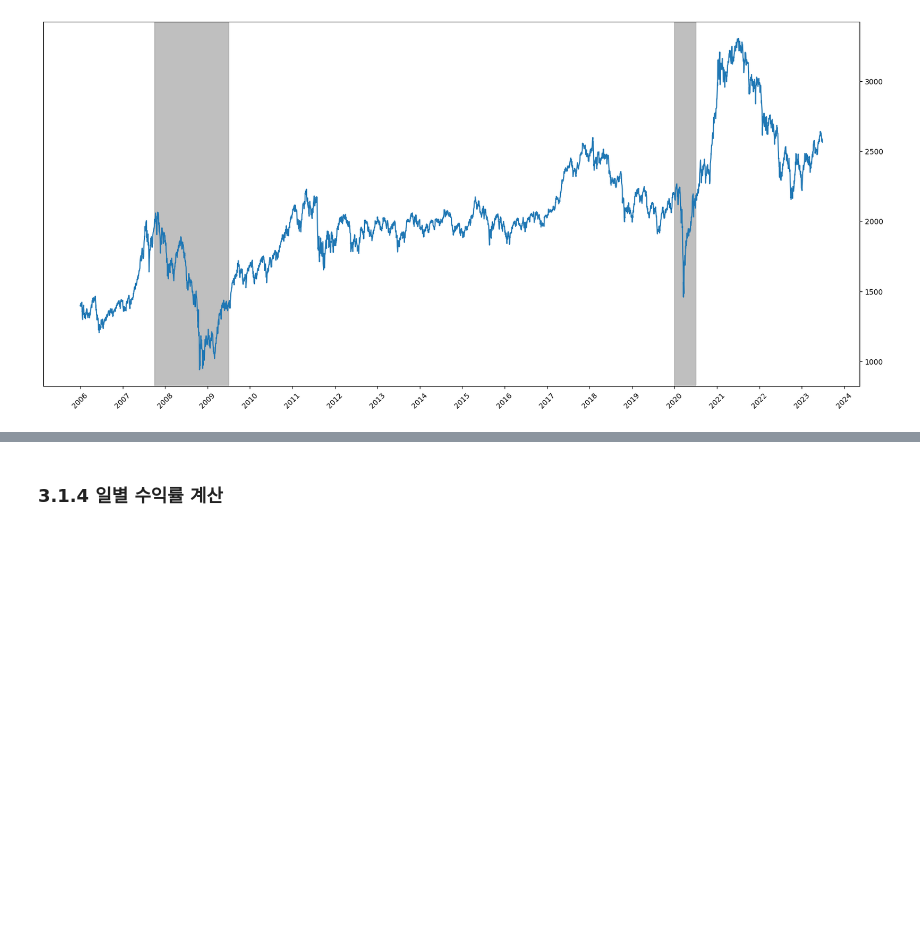
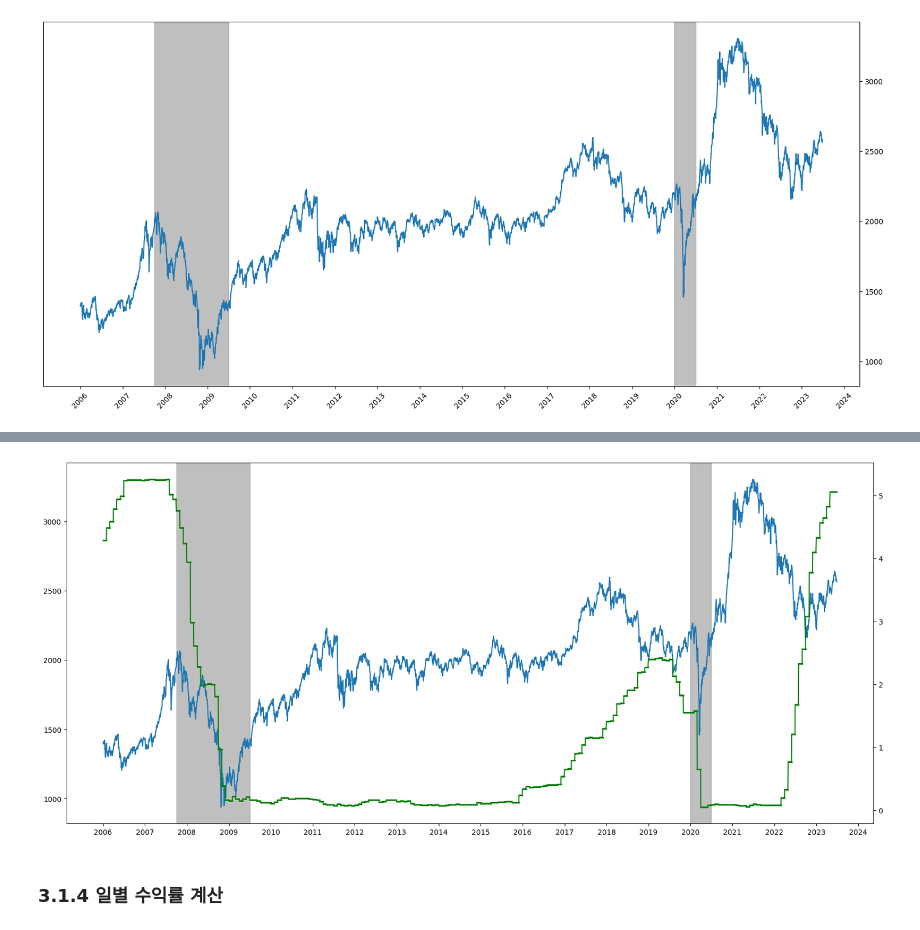
Before and after one commit to sajacaros/algoTrade, a Jupyter notebook: docs/03.ipynb, the cells around one changed output, grey strips where cells are left out. Drawn from its saved outputs; the diff is of its cells as text; code cells hidden in the pictures; blank space fills up the shorter version.

```diff
--- a/docs/03.ipynb
+++ b/docs/03.ipynb
@@ -113,3 +114,10 @@ for (start, end) in range_list:
 plt.show()
 # %% [output]
 [figure]
+# %%
+from dateutil.relativedelta import relativedelta
+fed_ratio = fdr.DataReader('FRED:FEDFUNDS')
+merge_df = pd.merge(merge_df, fed_ratio[merge_df.index[0]-relativedelta(months=2):], how='outer', left_index=True, right_index=True)
+# %%
+merge_df = merge_df.fillna(method='ffill').dropna()
+merge_df.info()
@@ -116,3 +135,20 @@ plt.show()
+# %%
+from matplotlib import dates
+
+fig, ax1 = plt.subplots(figsize=(20,9))
+
+ax1.xaxis.set_major_locator(dates.YearLocator())
+ax1.yaxis.tick_right()
+ax1.plot(merge_df['Close'])
+for (start, end) in range_list:
+    plt.axvspan(start, end, color='gray', alpha=0.5)
+
+ax2 = ax1.twinx()
+ax2.plot(merge_df['FEDFUNDS'],'-s', color='green', markersize=1)
+
+plt.show()
+# %% [output]
+[figure, added]
 # %% [markdown]
 ### 3.1.4 일별 수익률 계산
 # %%
```
Also changed, not shown: parts of 5 cells of this notebook.
